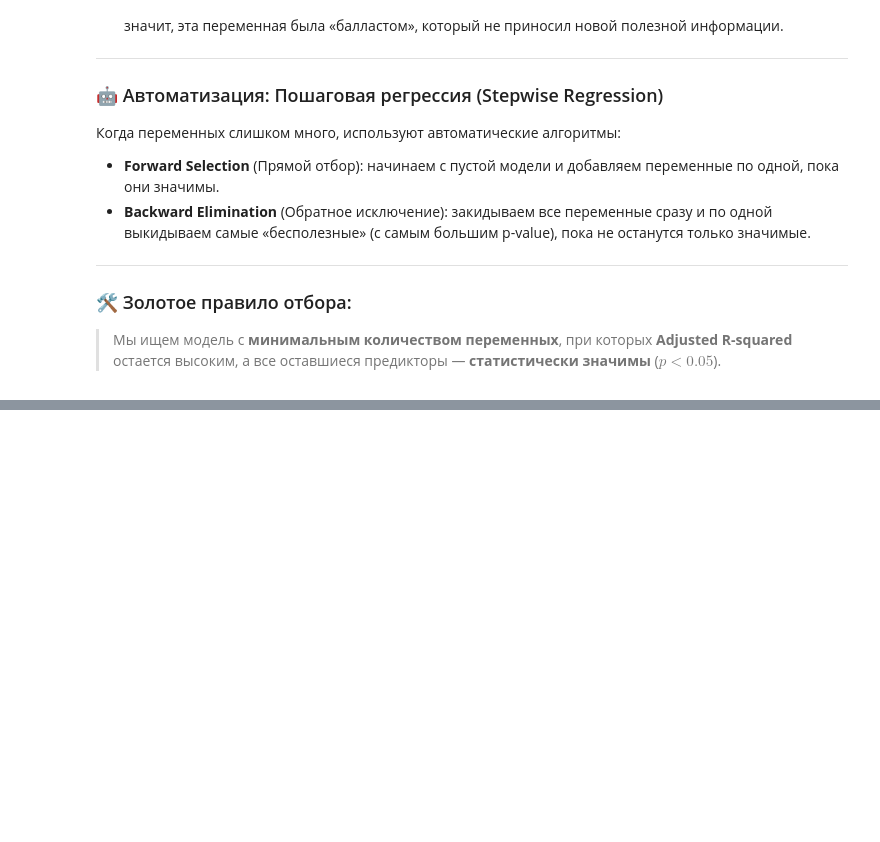
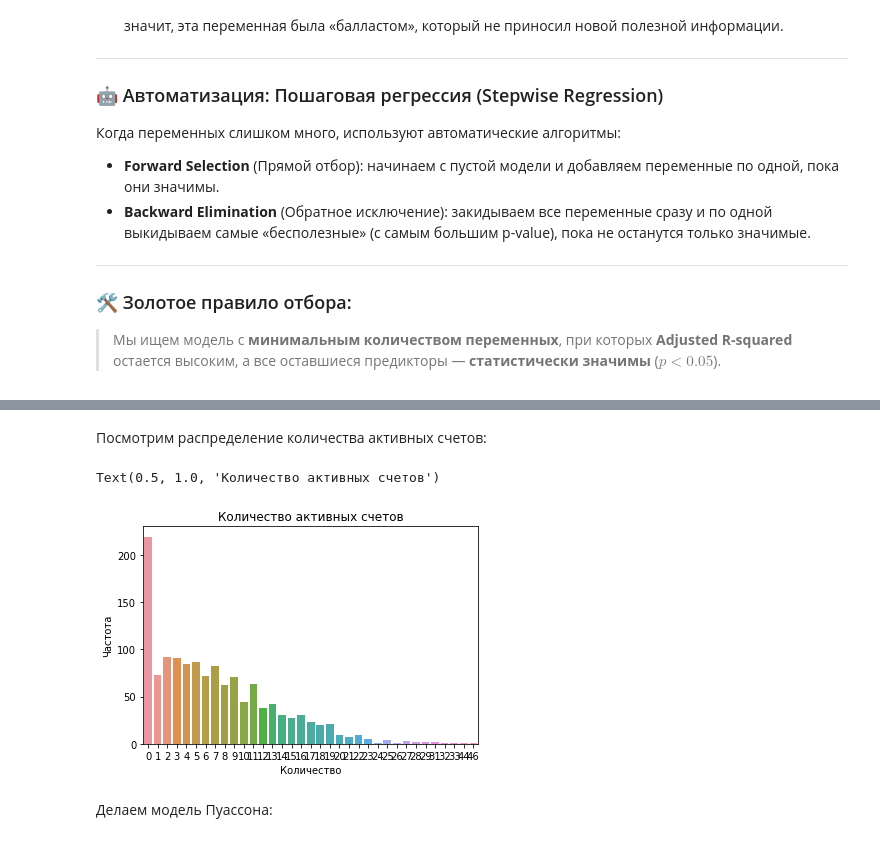
Before and after one commit to Arsenii-S7/Stats_Learning, a Jupyter notebook: Statistics.ipynb, the cells around one changed output, grey strips where cells are left out. Cells and saved outputs as stored; diff of their text form; code cells hidden in the pictures; blank space fills up the shorter version.

```diff
--- a/Statistics.ipynb
+++ b/Statistics.ipynb
@@ -3011,0 +3271,2 @@ Covariance Type:            nonrobust
+# %%
+credit = pd.read_csv('D:/Stepik/credit_card.csv')
@@ -3011,0 +3291,12 @@ Covariance Type:            nonrobust
+# %% [markdown]
+Посмотрим распределение количества активных счетов:
+# %%
+sns.countplot(x = 'active', data = credit)
+plt.xlabel('Количество')
+plt.ylabel('Частота')
+plt.title('Количество активных счетов')
+# %% [output]
+Text(0.5, 1.0, 'Количество активных счетов')
+[figure, added]
+# %% [markdown]
+Делаем модель Пуассона:
```
Also changed, not shown: parts of 98 cells of this notebook.
